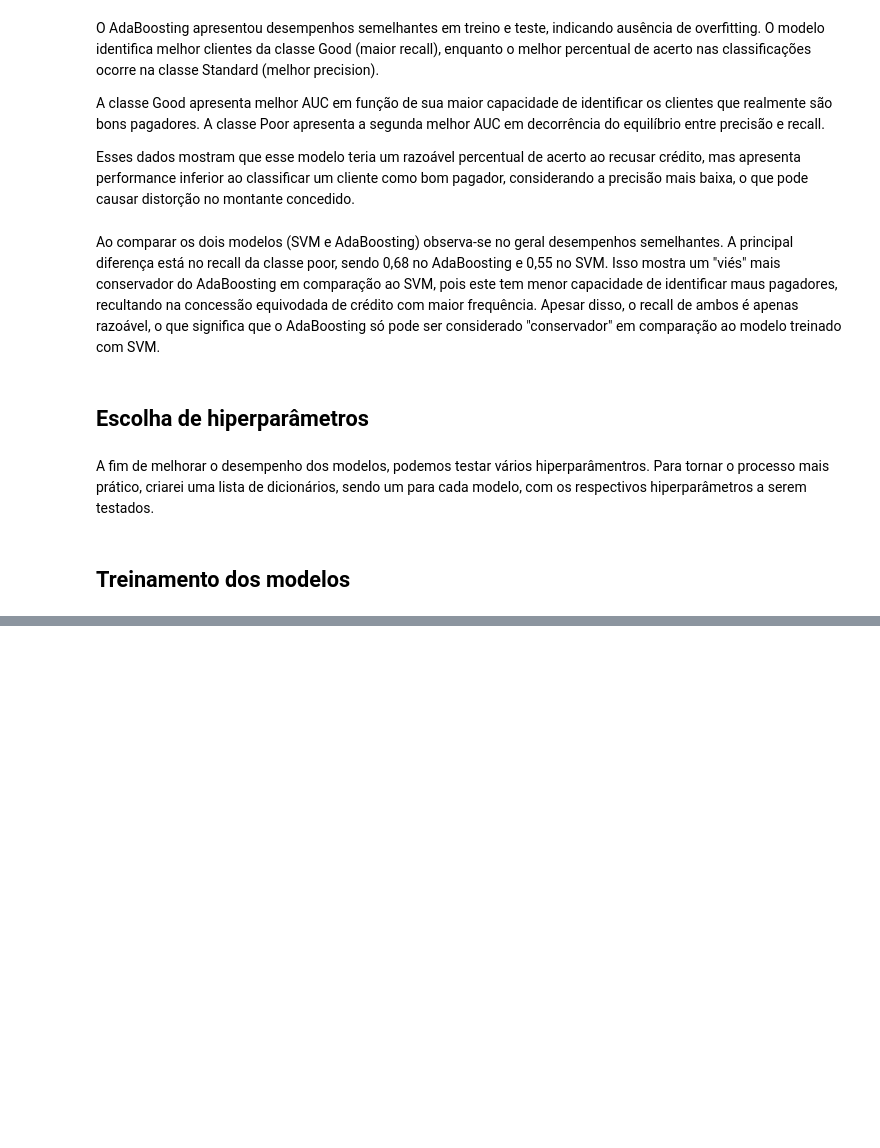
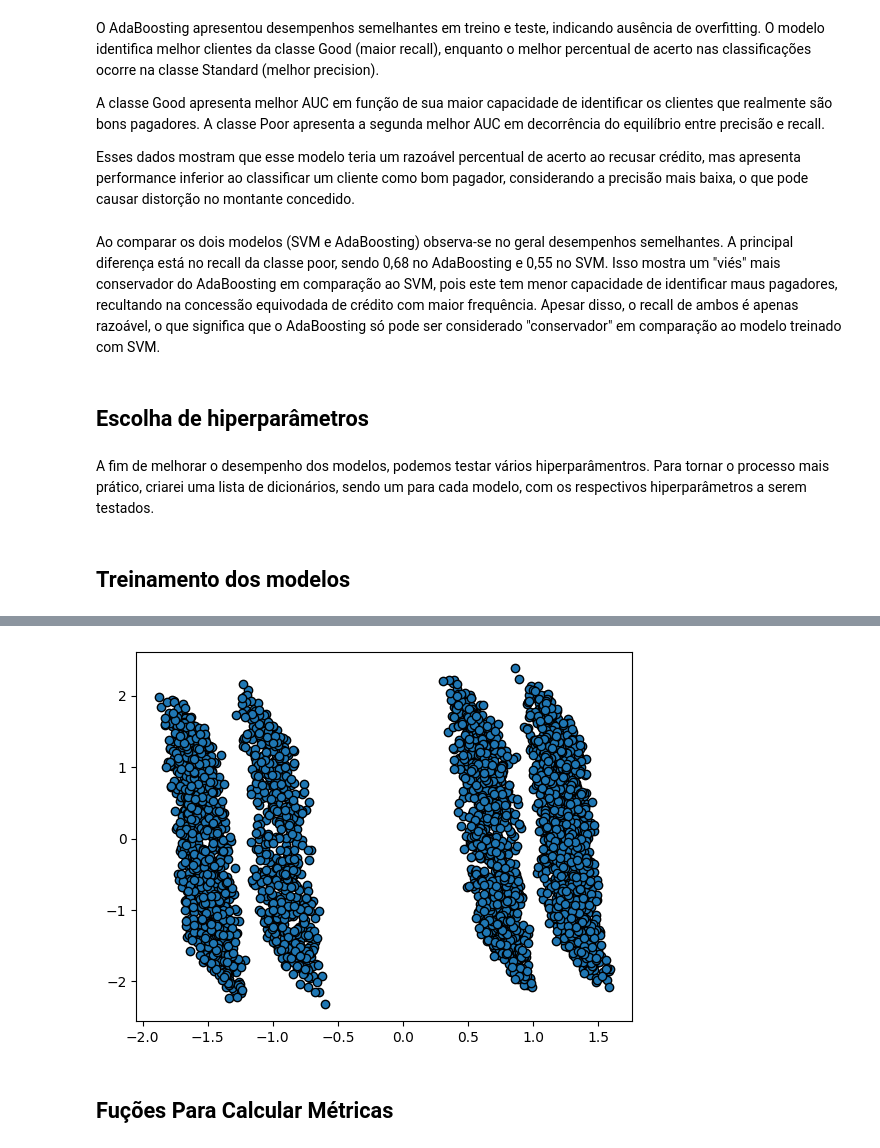
Before and after one commit to afonsohenrique14/Data_Science_Score_Credit, a Jupyter notebook: TRABALHO ADA ML2.ipynb, the cells around one changed output, grey strips where cells are left out. Cells and saved outputs as stored; diff of their text form; code cells hidden in the pictures; blank space fills up the shorter version.

```diff
--- a/TRABALHO ADA ML2.ipynb
+++ b/TRABALHO ADA ML2.ipynb
@@ -756,0 +997,15 @@ Fitting 5 folds for each of 12 candidates, totalling 60 fits
+# %%
+marcadores = [0,18,25,35,45,60,100]
+legenda = ['Menor de idade', 'Jovem', 'Adulto Jovem', 'Adulto', 'Meia Idade', 'Idoso']
+
+X['Age Group'] = pd.cut(
+    X['Age'],
+    bins=marcadores,
+    labels=legenda,
+    right=True
+)
+
+X.groupby("Age Group").agg(
+    total_vendas=("Purchase Amount (USD)", "sum"),
+    mean_sales=("Purchase Amount (USD)", "mean")
+    ).sort_values(by=["total_vendas", "mean_sales"],ascending=False)
@@ -756,0 +1150,32 @@ Fitting 5 folds for each of 12 candidates, totalling 60 fits
+# %%
+from sklearn.preprocessing import OneHotEncoder, StandardScaler
+from sklearn.decomposition import PCA
+
+import numpy as np
+
+X.drop(columns="Customer ID", inplace=True, errors='ignore')
+
+num_features = X.select_dtypes(include=np.number).columns.tolist()
+cat_features = X.select_dtypes(exclude=np.number).columns.tolist()
+
+scaler = StandardScaler()
+X[num_features] = scaler.fit_transform(X[num_features])
+
+encoder = OneHotEncoder()
+X_cat_encoded = encoder.fit_transform(X[cat_features])
+
+X_preprocessed = np.hstack((X[num_features], X_cat_encoded.toarray()))
+
+cat_cols = encoder.get_feature_names_out(cat_features).tolist()
+
+all_cols = num_features + cat_cols
+
+pca = PCA(n_components=2)
+X_pca = pca.fit_transform(X_preprocessed)
+
+plt.scatter(X_pca[:, 0], X_pca[:, 1], cmap='viridis', edgecolors='k')
+plt.show()
+# %% [output]
+[figure, added]
+# %% [markdown]
+## Fuções Para Calcular Métricas
```
Also changed, not shown: parts of 62 cells of this notebook, 1 other file.
